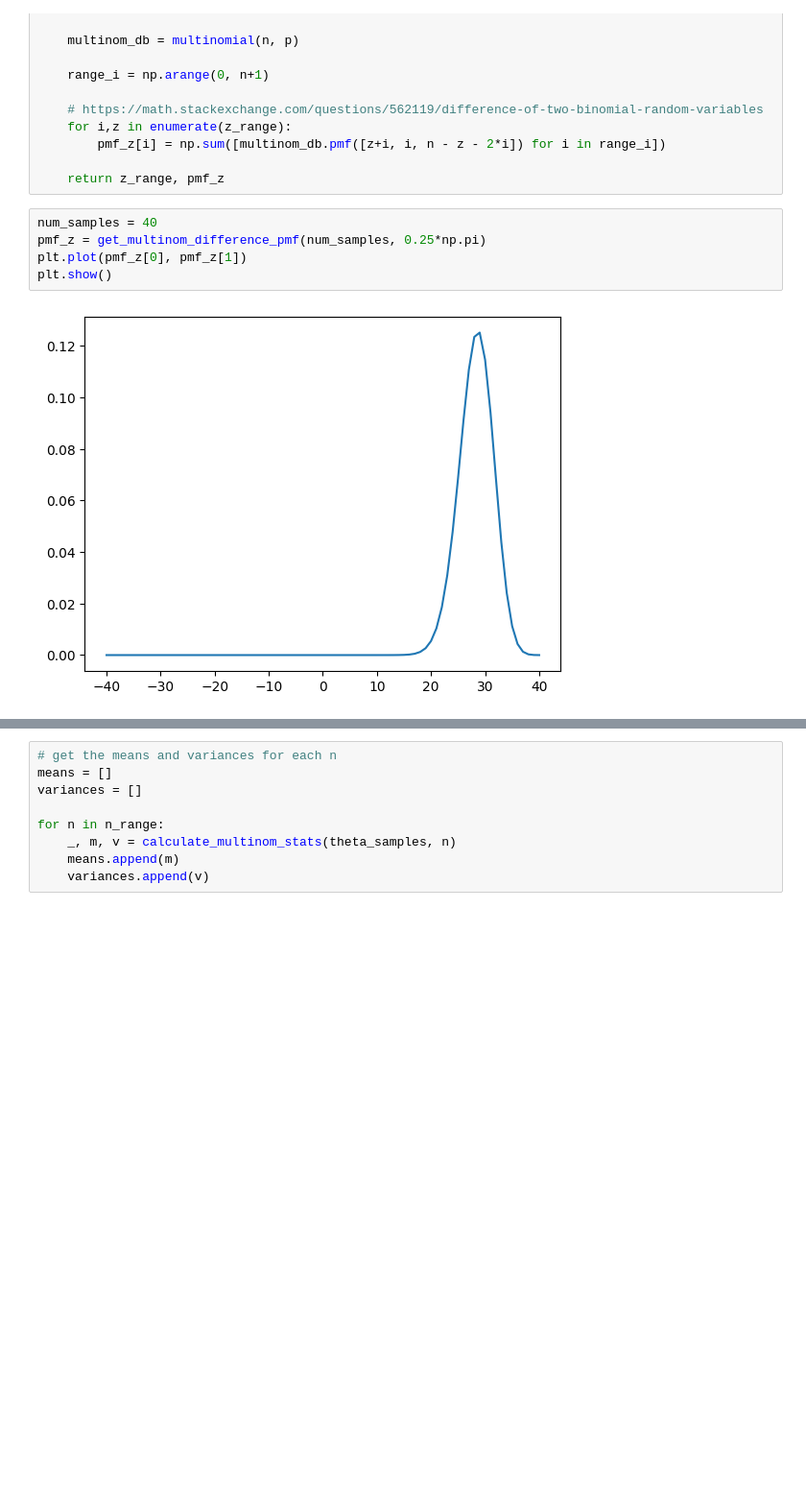
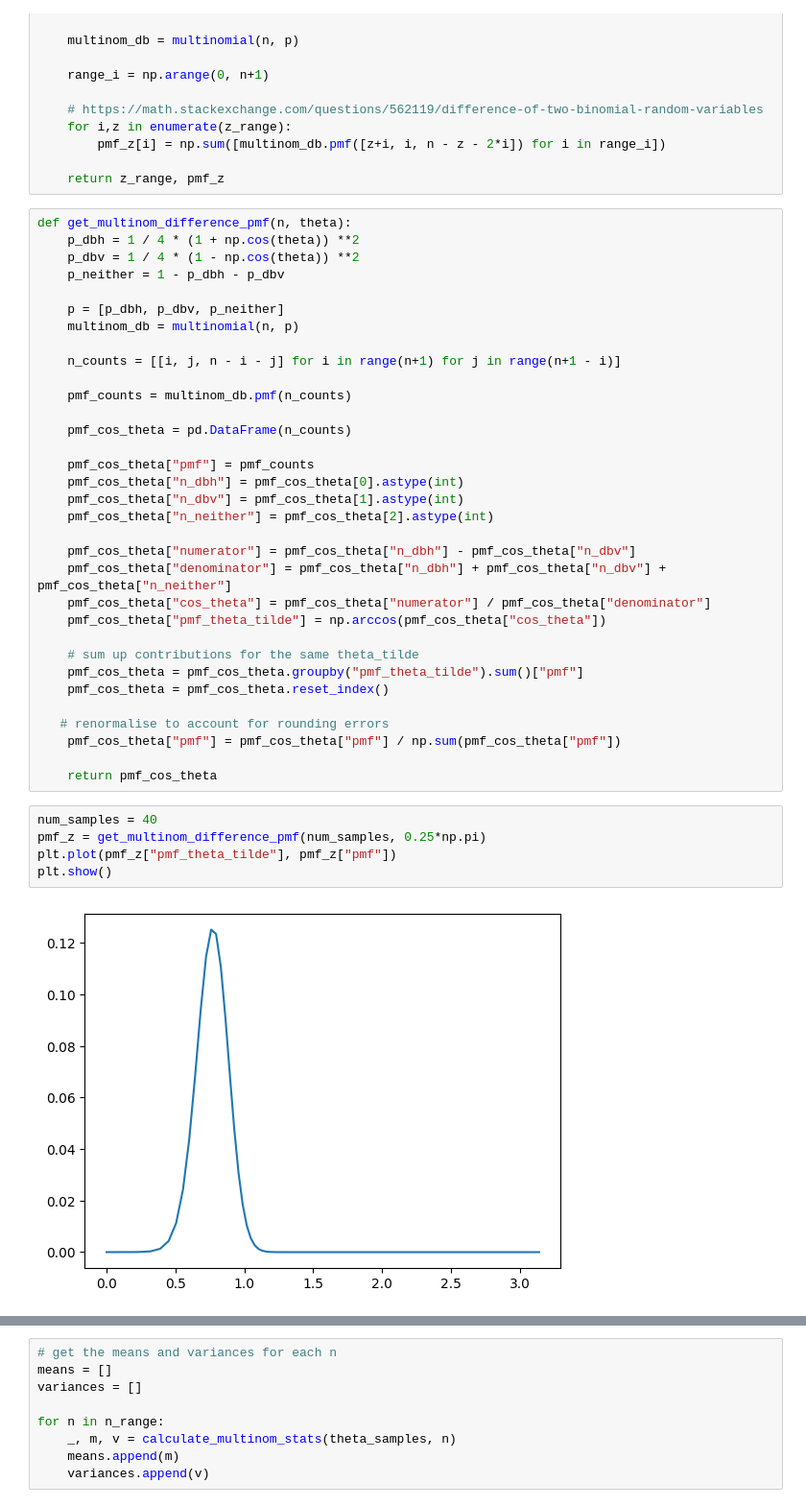
Before and after one commit to josephniblo/multi-parameter-estimation, a Jupyter notebook: probability distributions - LM (i).ipynb, the cells around one changed output, grey strips where cells are left out. Shown: that part at 96% size. Drawn from its saved outputs; the diff is of its cells as text; blank space fills up the shorter version.

```diff
--- a/probability distributions - LM (i).ipynb
+++ b/probability distributions - LM (i).ipynb
@@ -49,13 +50,46 @@ def get_multinom_difference_pmf(n, theta):
         pmf_z[i] = np.sum([multinom_db.pmf([z+i, i, n - z - 2*i]) for i in range_i])
 
     return z_range, pmf_z
+# %%
+def get_multinom_difference_pmf(n, theta):
+    p_dbh = 1 / 4 * (1 + np.cos(theta)) **2
+    p_dbv = 1 / 4 * (1 - np.cos(theta)) **2
+    p_neither = 1 - p_dbh - p_dbv
+
+    p = [p_dbh, p_dbv, p_neither]
+    multinom_db = multinomial(n, p)
+
+    n_counts = [[i, j, n - i - j] for i in range(n+1) for j in range(n+1 - i)]
+
+    pmf_counts = multinom_db.pmf(n_counts)
+
+    pmf_cos_theta = pd.DataFrame(n_counts)
+
+    pmf_cos_theta["pmf"] = pmf_counts
+    pmf_cos_theta["n_dbh"] = pmf_cos_theta[0].astype(int)
+    pmf_cos_theta["n_dbv"] = pmf_cos_theta[1].astype(int)
+    pmf_cos_theta["n_neither"] = pmf_cos_theta[2].astype(int)
+
+    pmf_cos_theta["numerator"] = pmf_cos_theta["n_dbh"] - pmf_cos_theta["n_dbv"]
+    pmf_cos_theta["denominator"] = pmf_cos_theta["n_dbh"] + pmf_cos_theta["n_dbv"] + pmf_cos_theta["n_neither"]
+    pmf_cos_theta["cos_theta"] = pmf_cos_theta["numerator"] / pmf_cos_theta["denominator"]
+    pmf_cos_theta["pmf_theta_tilde"] = np.arccos(pmf_cos_theta["cos_theta"])
+
+    # sum up contributions for the same theta_tilde
+    pmf_cos_theta = pmf_cos_theta.groupby("pmf_theta_tilde").sum()["pmf"]
+    pmf_cos_theta = pmf_cos_theta.reset_index()
+
+   # renormalise to account for rounding errors
+    pmf_cos_theta["pmf"] = pmf_cos_theta["pmf"] / np.sum(pmf_cos_theta["pmf"])
+
+    return pmf_cos_theta
 # %%
 num_samples = 40
 pmf_z = get_multinom_difference_pmf(num_samples, 0.25*np.pi)
-plt.plot(pmf_z[0], pmf_z[1])
+plt.plot(pmf_z["pmf_theta_tilde"], pmf_z["pmf"])
 plt.show()
 # %% [output]
-[figure, old version]
+[figure, new version]
 # %%
 # show some of the pmfs for different thetas
 theta_range = np.linspace(0, np.pi, 31)
```
Also changed, not shown: parts of 35 cells of this notebook.
